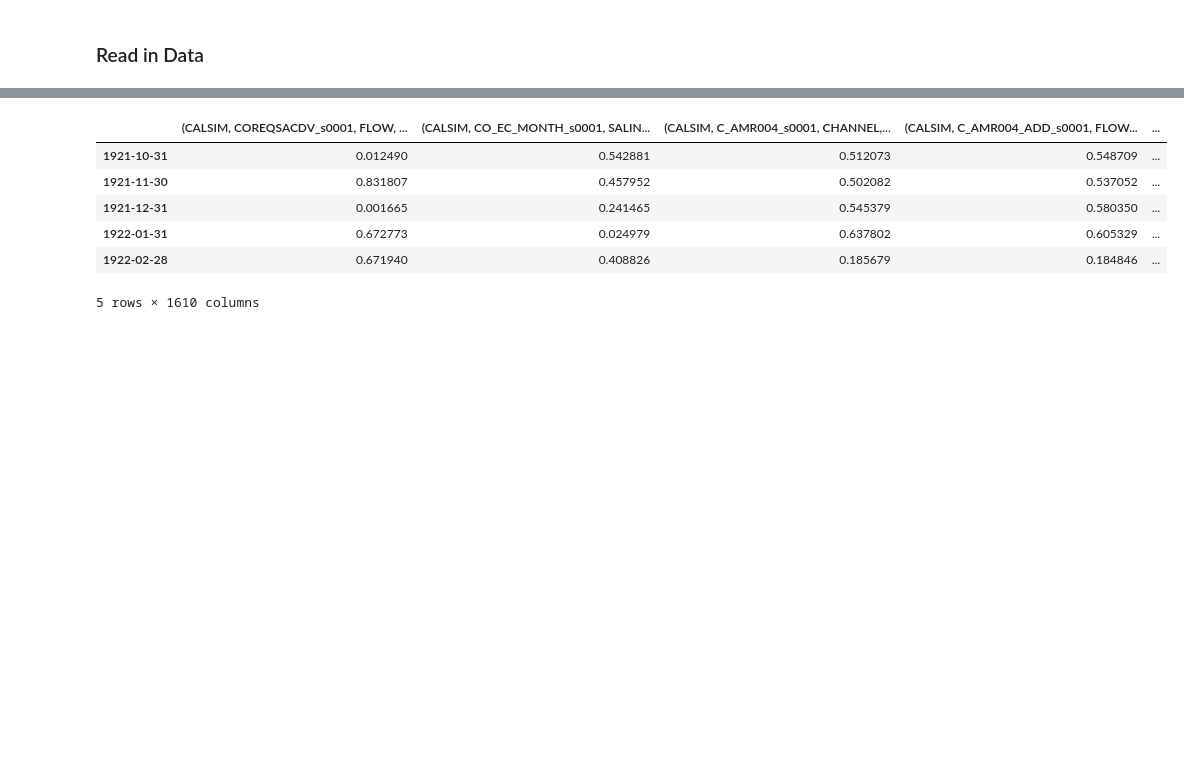
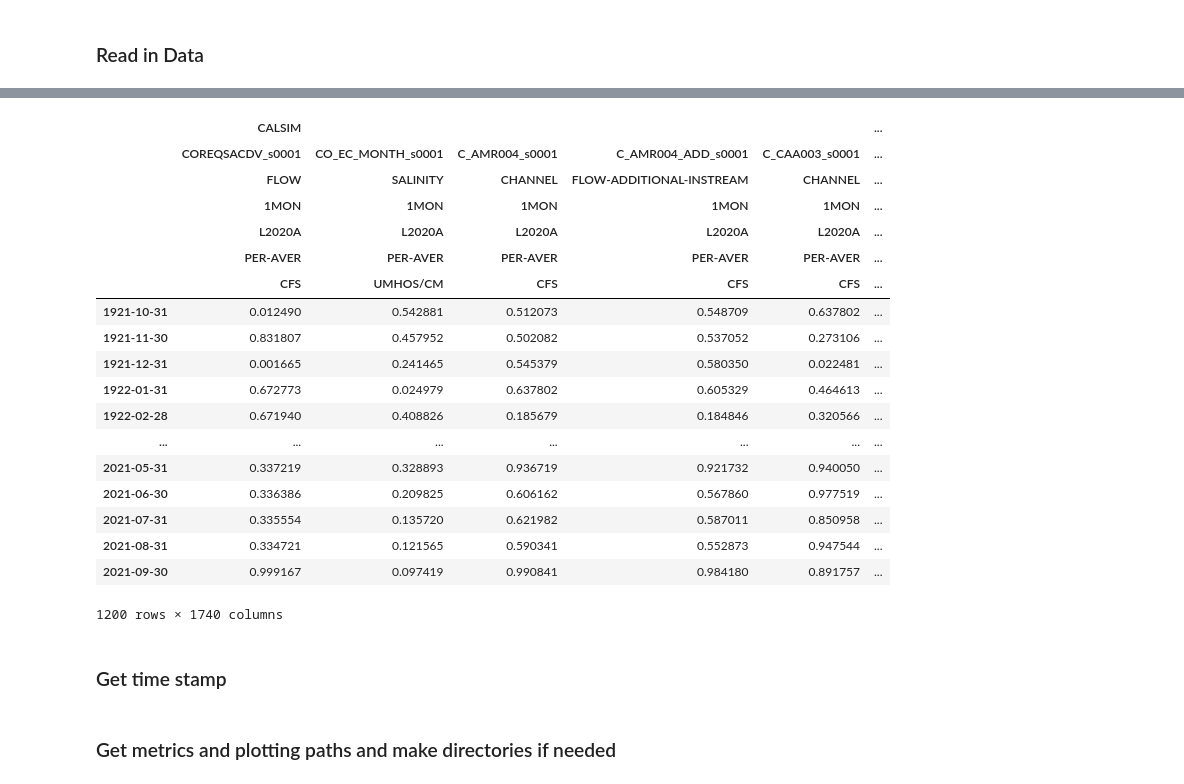
Before and after one commit to maramahmedd/coeqwal, a Jupyter notebook: notebooks/Metrics.ipynb, the cells around one changed output, grey strips where cells are left out. Cells and saved outputs as stored; diff of their text form; code cells hidden in the pictures; blank space fills up the shorter version.

```diff
--- a/notebooks/Metrics.ipynb
+++ b/notebooks/Metrics.ipynb
@@ -154,0 +26,2 @@ Model_Files\DSS\output
+# %%
+DssListFile, DssListTab, DssListPath, DssNamesOutPath, DssIndicesOutPath, DssDirsOutPath, VarListPath, VarListFile, VarListTab, VarOutPath, DataOutPath, ConvertDataOutPath, ExtractionSubPath, ModelSubPath, GroupDataDirPath, ScenarioDir, DssMin, DssMax, DirMin, DirMax, IndexMin, IndexMax, StartMin, StartMax, EndMin, EndMax, VarMin, VarMax = cu.read_init_file(CtrlFile, CtrlTab)
@@ -340,12 +245,25 @@ shasta_ann_totals
 101 rows × 10 columns
 # %%
 # Calculate exceedance probabilities
-calculate_exceedance_probabilities(df).head()
+exceedance_df = calculate_exceedance_probabilities(df)
+exceedance_df
 # %% [output]
-|  | (CALSIM, COREQSACDV_s0001, FLOW, ... | (CALSIM, CO_EC_MONTH_s0001, SALIN... | (CALSIM, C_AMR004_s0001, CHANNEL,... | (CALSIM, C_AMR004_ADD_s0001, FLOW... | ... |
-| 1921-10-31 | 0.012490 | 0.542881 | 0.512073 | 0.548709 | ... |
-| 1921-11-30 | 0.831807 | 0.457952 | 0.502082 | 0.537052 | ... |
-| 1921-12-31 | 0.001665 | 0.241465 | 0.545379 | 0.580350 | ... |
-| 1922-01-31 | 0.672773 | 0.024979 | 0.637802 | 0.605329 | ... |
-| 1922-02-28 | 0.671940 | 0.408826 | 0.185679 | 0.184846 | ... |
+|  | CALSIM |  |  |  |  | ... |
+|  | COREQSACDV_s0001 | CO_EC_MONTH_s0001 | C_AMR004_s0001 | C_AMR004_ADD_s0001 | C_CAA003_s0001 | ... |
+|  | FLOW | SALINITY | CHANNEL | FLOW-ADDITIONAL-INSTREAM | CHANNEL | ... |
+|  | 1MON | 1MON | 1MON | 1MON | 1MON | ... |
+|  | L2020A | L2020A | L2020A | L2020A | L2020A | ... |
+|  | PER-AVER | PER-AVER | PER-AVER | PER-AVER | PER-AVER | ... |
+|  | CFS | UMHOS/CM | CFS | CFS | CFS | ... |
+| 1921-10-31 | 0.012490 | 0.542881 | 0.512073 | 0.548709 | 0.637802 | ... |
+| 1921-11-30 | 0.831807 | 0.457952 | 0.502082 | 0.537052 | 0.273106 | ... |
+| 1921-12-31 | 0.001665 | 0.241465 | 0.545379 | 0.580350 | 0.022481 | ... |
+| 1922-01-31 | 0.672773 | 0.024979 | 0.637802 | 0.605329 | 0.464613 | ... |
+| 1922-02-28 | 0.671940 | 0.408826 | 0.185679 | 0.184846 | 0.320566 | ... |
+| ... | ... | ... | ... | ... | ... | ... |
+| 2021-05-31 | 0.337219 | 0.328893 | 0.936719 | 0.921732 | 0.940050 | ... |
+| 2021-06-30 | 0.336386 | 0.209825 | 0.606162 | 0.567860 | 0.977519 | ... |
+| 2021-07-31 | 0.335554 | 0.135720 | 0.621982 | 0.587011 | 0.850958 | ... |
+| 2021-08-31 | 0.334721 | 0.121565 | 0.590341 | 0.552873 | 0.947544 | ... |
+| 2021-09-30 | 0.999167 | 0.097419 | 0.990841 | 0.984180 | 0.891757 | ... |
-5 rows × 1610 columns
+1200 rows × 1740 columns
@@ -353,0 +270,2 @@ calculate_exceedance_probabilities(df).head()
+# %% [markdown]
+### Get time stamp
@@ -353,0 +275,2 @@ calculate_exceedance_probabilities(df).head()
+# %% [markdown]
+### Get metrics and plotting paths and make directories if needed
```
Also changed, not shown: parts of 42 cells of this notebook, 6 other files.
